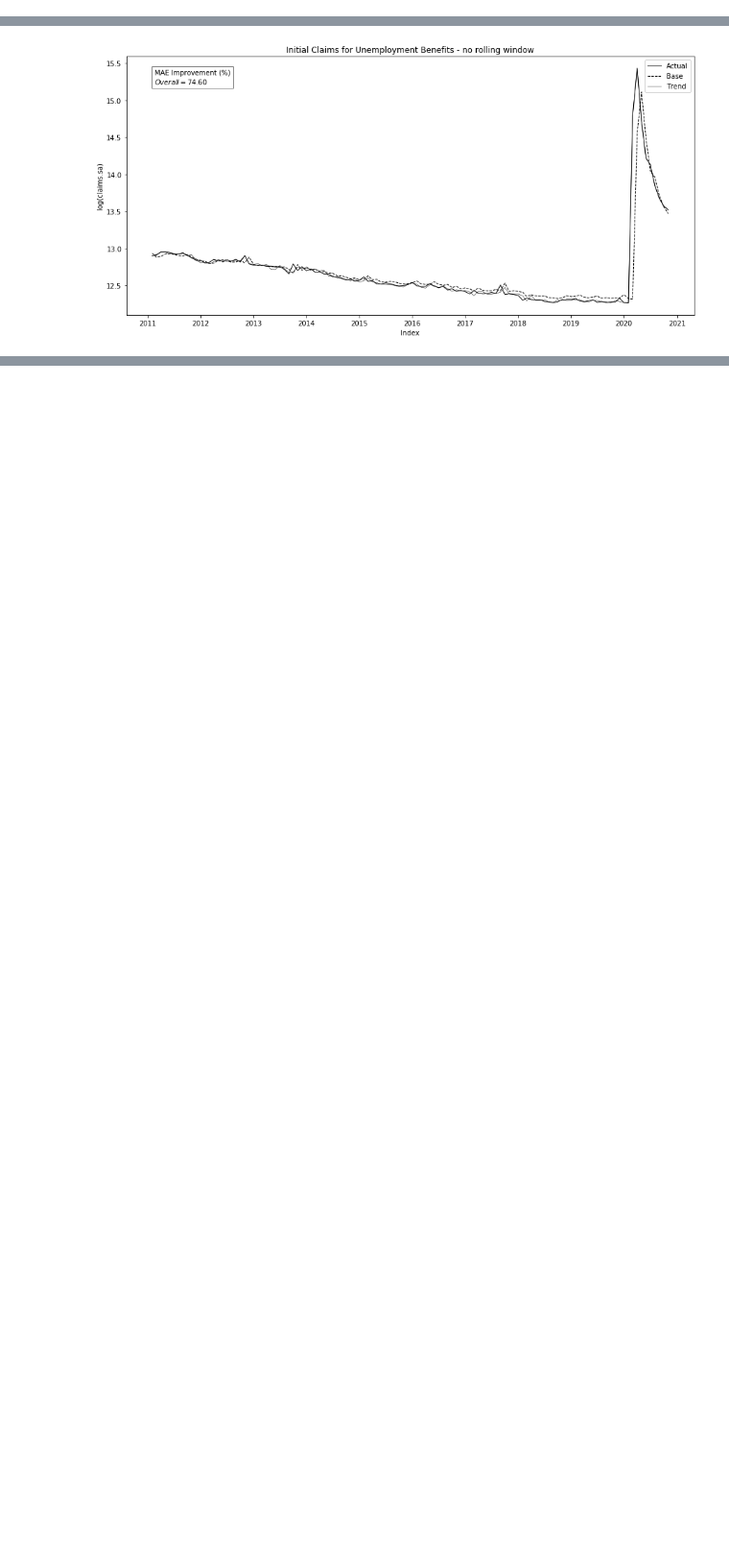
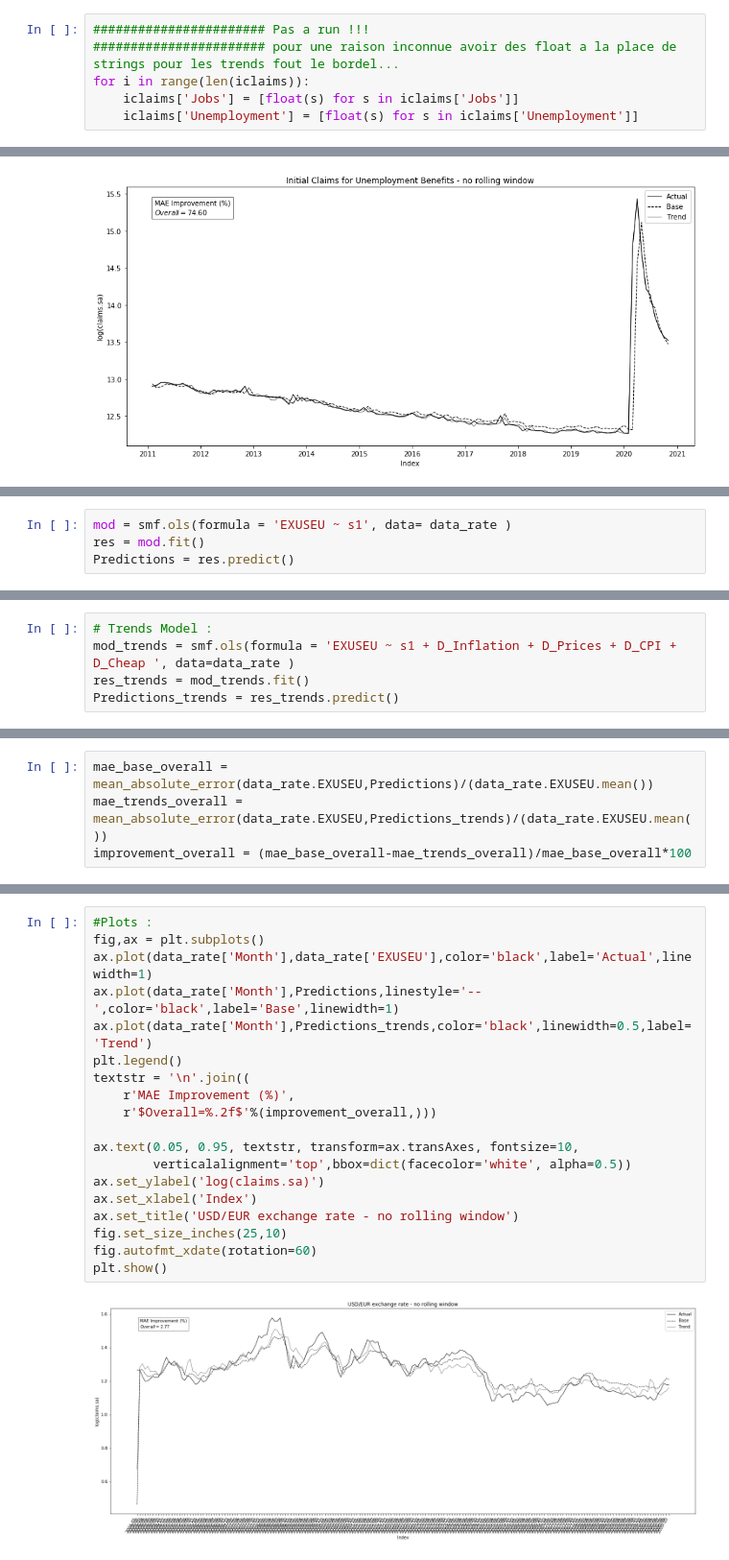
Before and after one commit to epfl-ada/ada-2020-project-milestone-p3-p3_adaimb, a Jupyter notebook: MilestoneP4.ipynb, the cells around one changed output, grey strips where cells are left out. Shown at 96% size. Drawn from its saved outputs; the diff is of its cells as text; blank space fills up the shorter version.

```diff
--- a/MilestoneP4.ipynb
+++ b/MilestoneP4.ipynb
@@ -245,6 +251,12 @@ iclaims.head()
 | 2011-03-01 | 2011-03-01 | 61 | 11 | 12.914108 | 12.902963 |
 | 2011-04-01 | 2011-04-01 | 59 | 11 | 12.949438 | 12.914108 |
 | 2011-05-01 | 2011-05-01 | 63 | 11 | 12.953945 | 12.949438 |
+# %%
+####################### Pas a run !!!
+####################### pour une raison inconnue avoir des float a la place de strings pour les trends fout le bordel...
+for i in range(len(iclaims)):
+    iclaims['Jobs'] = [float(s) for s in iclaims['Jobs']]
+    iclaims['Unemployment'] = [float(s) for s in iclaims['Unemployment']]
 # %% [markdown]
 ### Baseline model :
 
@@ -300,0 +489,4 @@ plt.show()
+# %%
+mod = smf.ols(formula = 'EXUSEU ~ s1', data= data_rate )
+res = mod.fit()
+Predictions = res.predict()
@@ -300,0 +497,5 @@ plt.show()
+# %%
+# Trends Model :
+mod_trends = smf.ols(formula = 'EXUSEU ~ s1 + D_Inflation + D_Prices + D_CPI + D_Cheap ', data=data_rate )
+res_trends = mod_trends.fit()
+Predictions_trends = res_trends.predict()
@@ -300,0 +506,4 @@ plt.show()
+# %%
+mae_base_overall = mean_absolute_error(data_rate.EXUSEU,Predictions)/(data_rate.EXUSEU.mean())
+mae_trends_overall = mean_absolute_error(data_rate.EXUSEU,Predictions_trends)/(data_rate.EXUSEU.mean())
+improvement_overall = (mae_base_overall-mae_trends_overall)/mae_base_overall*100
@@ -300,0 +518,21 @@ plt.show()
+# %%
+#Plots :
+fig,ax = plt.subplots()
+ax.plot(data_rate['Month'],data_rate['EXUSEU'],color='black',label='Actual',linewidth=1)
+ax.plot(data_rate['Month'],Predictions,linestyle='--',color='black',label='Base',linewidth=1)
+ax.plot(data_rate['Month'],Predictions_trends,color='black',linewidth=0.5,label='Trend')
+plt.legend()
+textstr = '\n'.join((
+    r'MAE Improvement (%)',
+    r'$Overall=%.2f$'%(improvement_overall,)))
+
+ax.text(0.05, 0.95, textstr, transform=ax.transAxes, fontsize=10,
+        verticalalignment='top',bbox=dict(facecolor='white', alpha=0.5))
+ax.set_ylabel('log(claims.sa)')
+ax.set_xlabel('Index')
+ax.set_title('USD/EUR exchange rate - no rolling window')
+fig.set_size_inches(25,10)
+fig.autofmt_xdate(rotation=60)
+plt.show()
+# %% [output]
+[figure, added]
```
Also changed, not shown: parts of 19 cells of this notebook, 4 other files.
